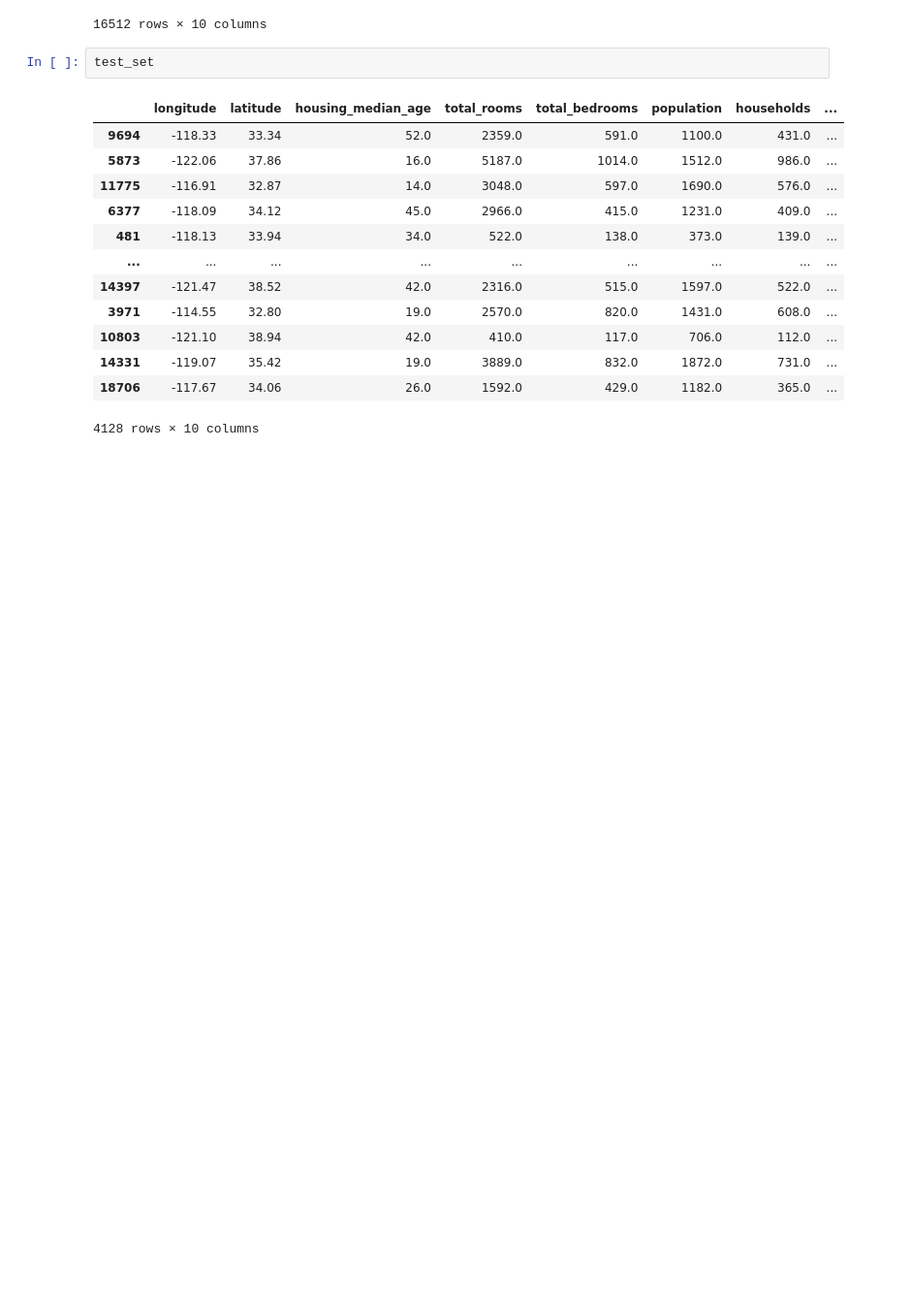
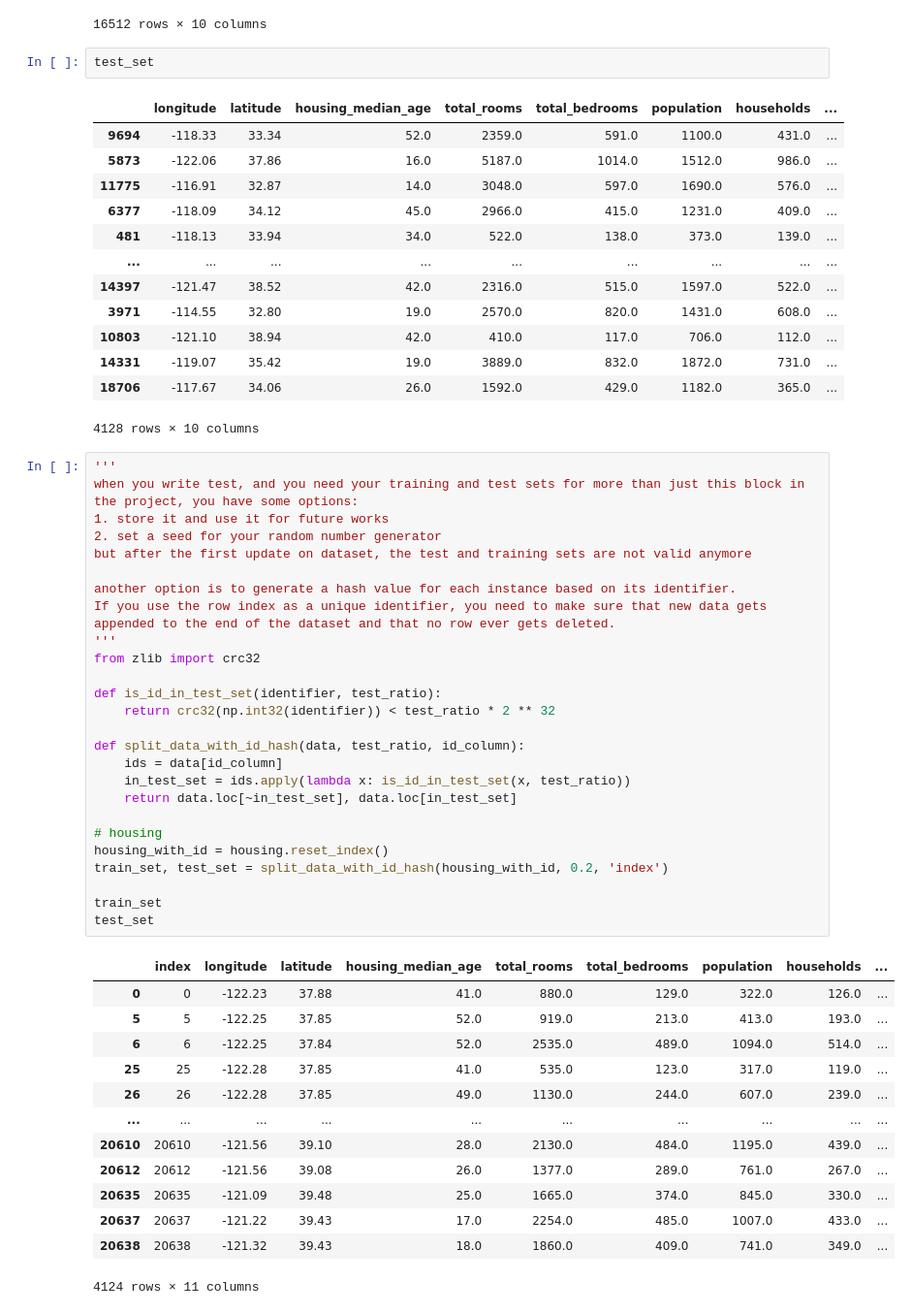
Before and after one commit to Parmida79/baldr, a Jupyter notebook: file_extract.ipynb, the cells around one changed output. Shown: that part at 97% size. Cells and saved outputs as stored; diff of their text form; blank space fills up the shorter version.

Commit message:
Generated hash value from each instance's indentifier to seperate test and training sets

```diff
--- a/file_extract.ipynb
+++ b/file_extract.ipynb
@@ -120,3 +119,43 @@ test_set
 | 14331 | -119.07 | 35.42 | 19.0 | 3889.0 | 832.0 | 1872.0 | 731.0 | ... |
 | 18706 | -117.67 | 34.06 | 26.0 | 1592.0 | 429.0 | 1182.0 | 365.0 | ... |
 4128 rows × 10 columns
+# %%
+'''
+when you write test, and you need your training and test sets for more than just this block in the project, you have some options:
+1. store it and use it for future works
+2. set a seed for your random number generator
+but after the first update on dataset, the test and training sets are not valid anymore
+
+another option is to generate a hash value for each instance based on its identifier.
+If you use the row index as a unique identifier, you need to make sure that new data gets appended to the end of the dataset and that no row ever gets deleted.
+'''
+from zlib import crc32
+
+def is_id_in_test_set(identifier, test_ratio):
+    return crc32(np.int32(identifier)) < test_ratio * 2 ** 32
+
+def split_data_with_id_hash(data, test_ratio, id_column):
+    ids = data[id_column]
+    in_test_set = ids.apply(lambda x: is_id_in_test_set(x, test_ratio))
+    return data.loc[~in_test_set], data.loc[in_test_set]
+
+# housing
+housing_with_id = housing.reset_index()
+train_set, test_set = split_data_with_id_hash(housing_with_id, 0.2, 'index')
+
+train_set
+test_set
+# %% [output]
+|  | index | longitude | latitude | housing_median_age | total_rooms | total_bedrooms | population | households | ... |
+| 0 | 0 | -122.23 | 37.88 | 41.0 | 880.0 | 129.0 | 322.0 | 126.0 | ... |
+| 5 | 5 | -122.25 | 37.85 | 52.0 | 919.0 | 213.0 | 413.0 | 193.0 | ... |
+| 6 | 6 | -122.25 | 37.84 | 52.0 | 2535.0 | 489.0 | 1094.0 | 514.0 | ... |
+| 25 | 25 | -122.28 | 37.85 | 41.0 | 535.0 | 123.0 | 317.0 | 119.0 | ... |
+| 26 | 26 | -122.28 | 37.85 | 49.0 | 1130.0 | 244.0 | 607.0 | 239.0 | ... |
+| ... | ... | ... | ... | ... | ... | ... | ... | ... | ... |
+| 20610 | 20610 | -121.56 | 39.10 | 28.0 | 2130.0 | 484.0 | 1195.0 | 439.0 | ... |
+| 20612 | 20612 | -121.56 | 39.08 | 26.0 | 1377.0 | 289.0 | 761.0 | 267.0 | ... |
+| 20635 | 20635 | -121.09 | 39.48 | 25.0 | 1665.0 | 374.0 | 845.0 | 330.0 | ... |
+| 20637 | 20637 | -121.22 | 39.43 | 17.0 | 2254.0 | 485.0 | 1007.0 | 433.0 | ... |
+| 20638 | 20638 | -121.32 | 39.43 | 18.0 | 1860.0 | 409.0 | 741.0 | 349.0 | ... |
+4124 rows × 11 columns
```
Also changed, not shown: parts of 1 cell of this notebook.
